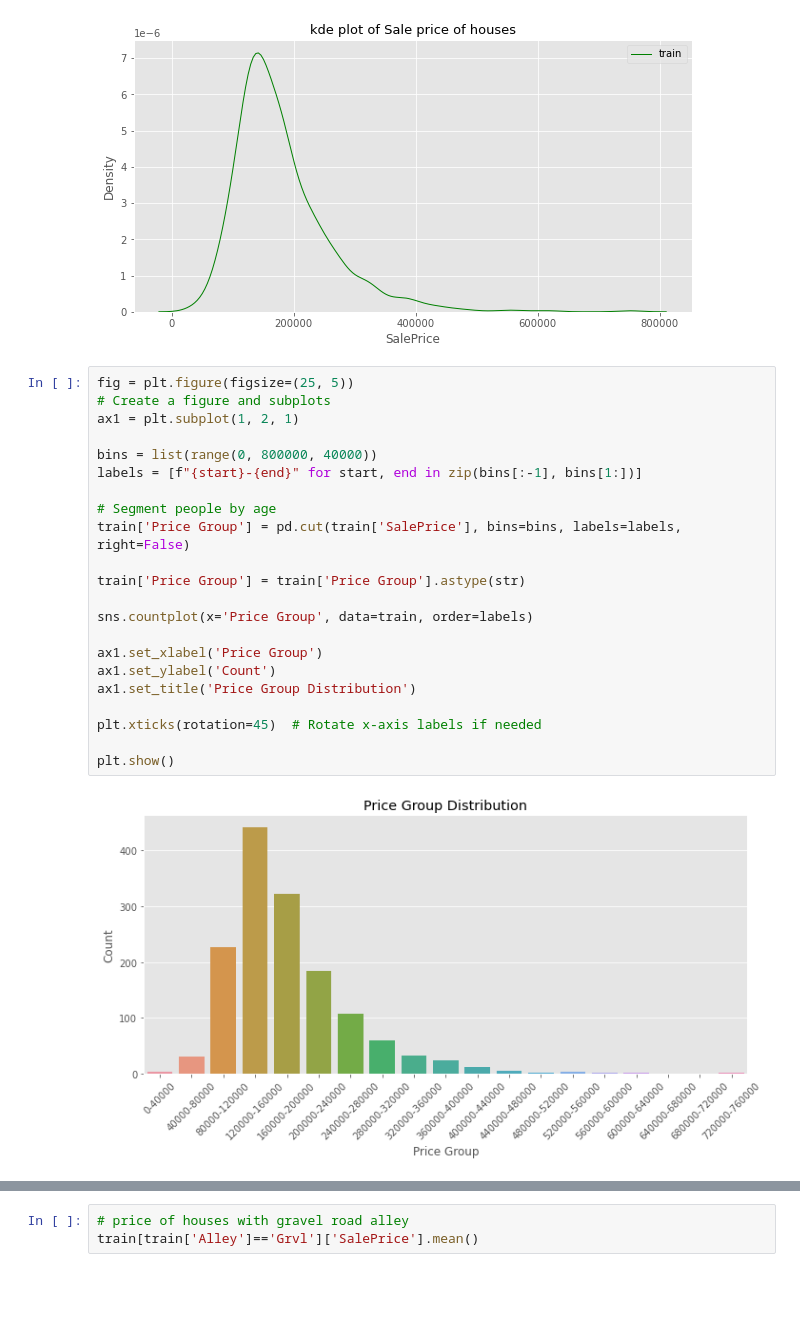
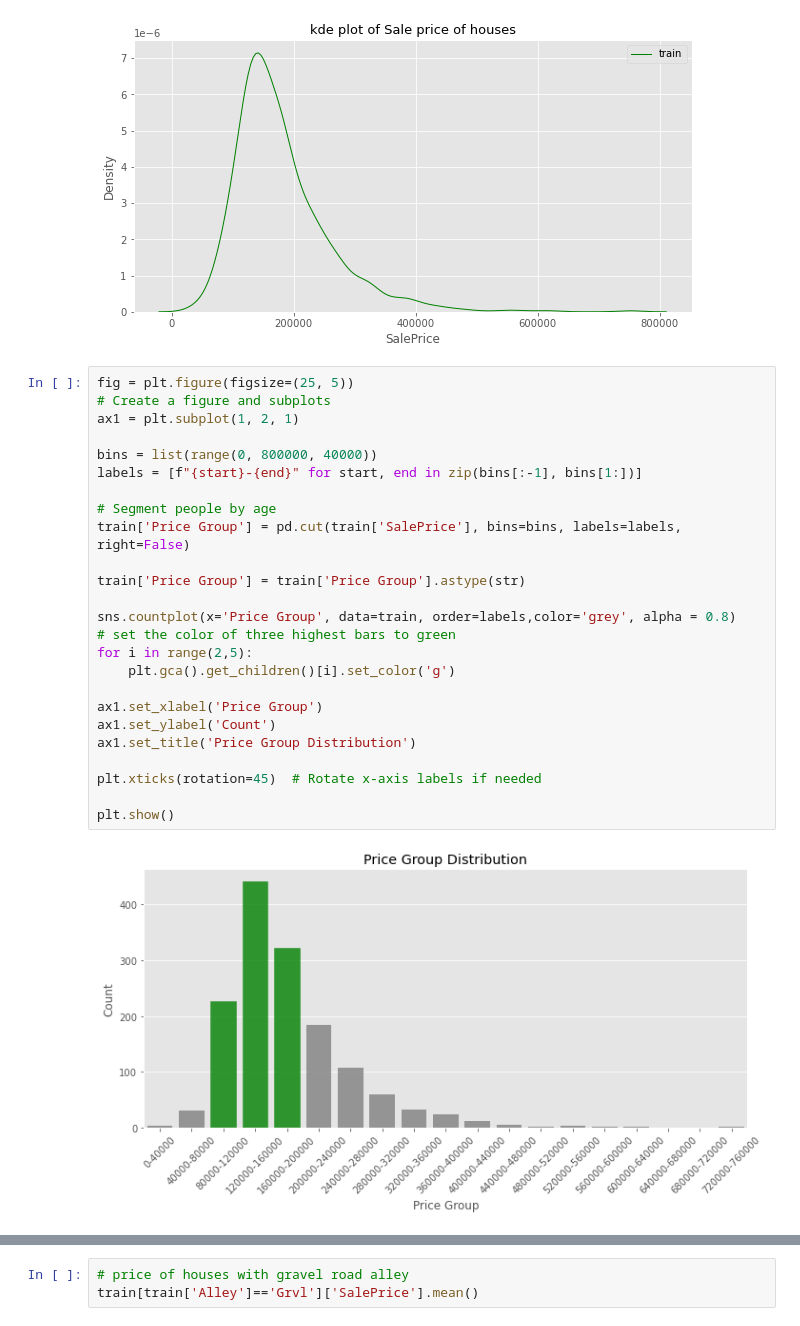
Before and after one commit to Yichen575/kaggle-projects, a Jupyter notebook: house-prices-advanced-regression-techniques/Analysis.ipynb, the cells around one changed output, grey strips where cells are left out. Cells and saved outputs as stored; diff of their text form; blank space fills up the shorter version.

```diff
--- a/house-prices-advanced-regression-techniques/Analysis.ipynb
+++ b/house-prices-advanced-regression-techniques/Analysis.ipynb
@@ -64,24 +60,27 @@ Text(0.5, 1.0, 'kde plot of Sale price of houses')
 # %%
 fig = plt.figure(figsize=(25, 5))
 # Create a figure and subplots
 ax1 = plt.subplot(1, 2, 1)
 
 bins = list(range(0, 800000, 40000))
 labels = [f"{start}-{end}" for start, end in zip(bins[:-1], bins[1:])]
 
 # Segment people by age
 train['Price Group'] = pd.cut(train['SalePrice'], bins=bins, labels=labels, right=False)
 
 train['Price Group'] = train['Price Group'].astype(str)
 
-sns.countplot(x='Price Group', data=train, order=labels)
+sns.countplot(x='Price Group', data=train, order=labels,color='grey', alpha = 0.8)
+# set the color of three highest bars to green
+for i in range(2,5):
+    plt.gca().get_children()[i].set_color('g')
 
 ax1.set_xlabel('Price Group')
 ax1.set_ylabel('Count')
 ax1.set_title('Price Group Distribution')
 
 plt.xticks(rotation=45)  # Rotate x-axis labels if needed
 
 plt.show()
 # %% [output]
-[figure, old version]
+[figure, new version]
```
Also changed, not shown: parts of 26 cells of this notebook, 1 other file.
